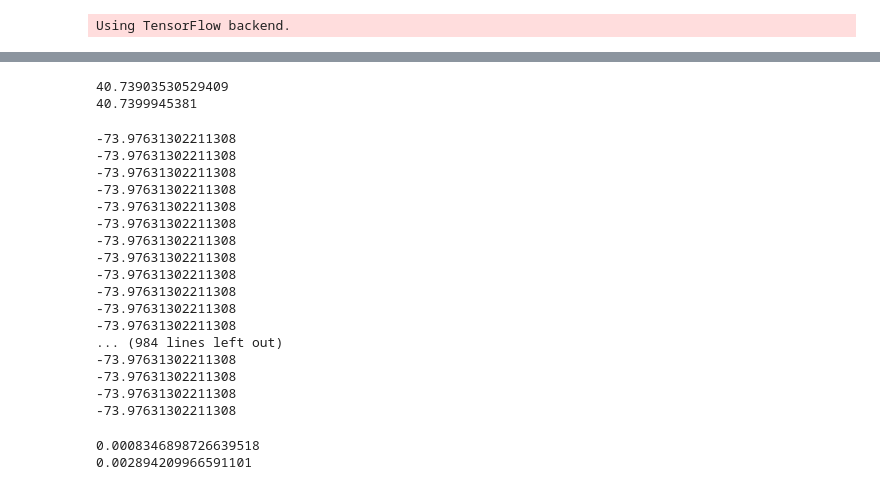
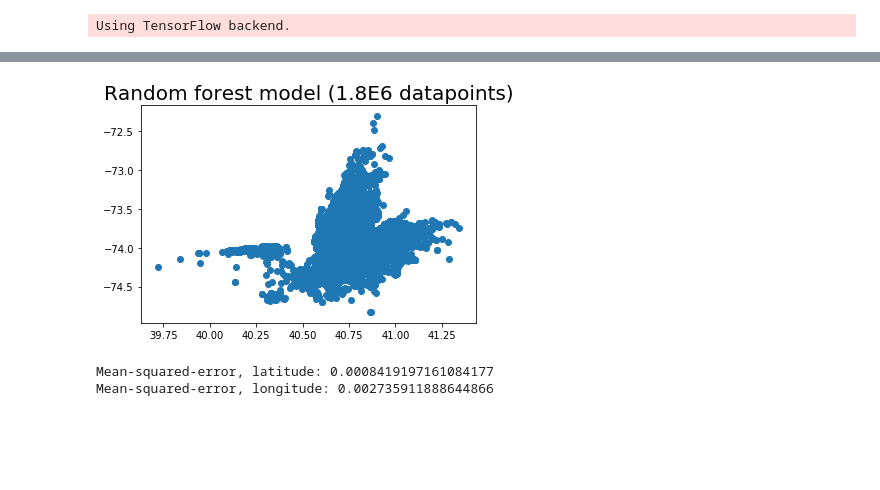
Before and after one commit to alexjwang/RideCast, a Jupyter notebook: Random Forests.ipynb, the cells around one changed output, grey strips where cells are left out. Saved outputs shown, nothing was run; the diff lists cells and outputs as text; code cells hidden in the pictures; blank space fills up the shorter version.

Commit message:
streamlined random forests code

```diff
--- a/Random Forests.ipynb
+++ b/Random Forests.ipynb
@@ -217,33 +87,10 @@ print(RF_predictions_mini)
-# %%
-from statistics import mean
-print(mean(RF_predictions[:,0]))
-print(mean(ytest.values[:,0]))
-# %% [output]
-40.73903530529409
-40.7399945381
-# %%
-c=0
-for y in ytestmini.values[:,0]:
-    print(RF_predictions_mini[:,1][c])
-    c+=1
-# %% [output]
--73.97631302211308
--73.97631302211308
--73.97631302211308
--73.97631302211308
--73.97631302211308
--73.97631302211308
--73.97631302211308
--73.97631302211308
--73.97631302211308
--73.97631302211308
--73.97631302211308
--73.97631302211308
-... (984 lines left out)
--73.97631302211308
--73.97631302211308
--73.97631302211308
--73.97631302211308
+# %%
+# plt.scatter(ytest1[['Lat']], ytest1[['Lon']])
+plt.scatter(RF_predictions[:,0], RF_predictions[:,1])
+plt.title("Random forest model (1.8E6 datapoints)", fontsize=20)
+plt.show()
+# %% [output]
+[figure, added]
 # %%
 #RANDOM FOREST REGRESSION SCORE: the average of the mean squared error of the latitude and the mean squared error of longitude
 std = np.std(ytestmini.values[:,0])
@@ -255,7 +102,7 @@ for y in ytestmini.values[:,0]:
     sigmalat += (y-RF_predictions_mini[:,0][c])**2
     c += 1
 mselat = (1/ytestmini.size)*(sigmalat)
-print(mselat)
+print("Mean-squared-error, latitude: " + str(mselat))
 
 sigmalon = 0
 c=0
@@ -263,7 +110,7 @@ for y in ytestmini.values[:,1]:
     sigmalon += (y-RF_predictions_mini[:,1][c])**2
     c += 1
 mselon = (1/ytestmini.size)*(sigmalon)
-print(mselon)
+print("Mean-squared-error, longitude: " + str(mselon))
 # %% [output]
-0.0008346898726639518
-0.002894209966591101
+Mean-squared-error, latitude: 0.0008419197161084177
+Mean-squared-error, longitude: 0.002735911888644866
```
Also changed, not shown: parts of 28 cells of this notebook.
